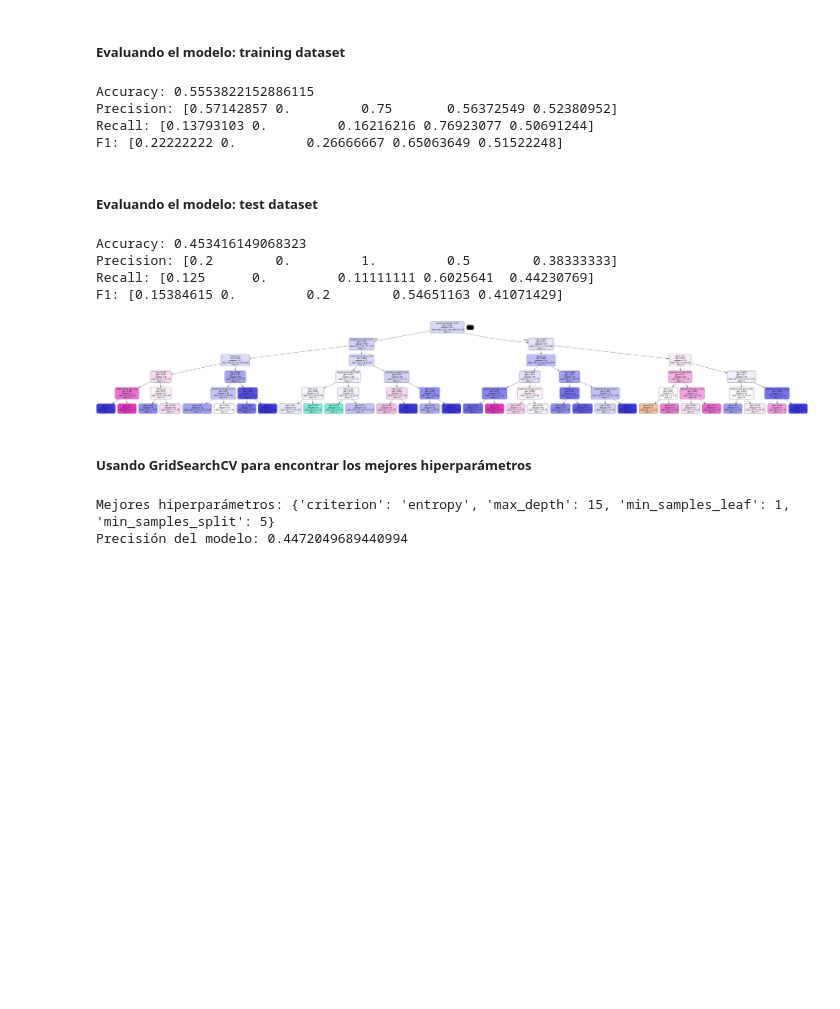
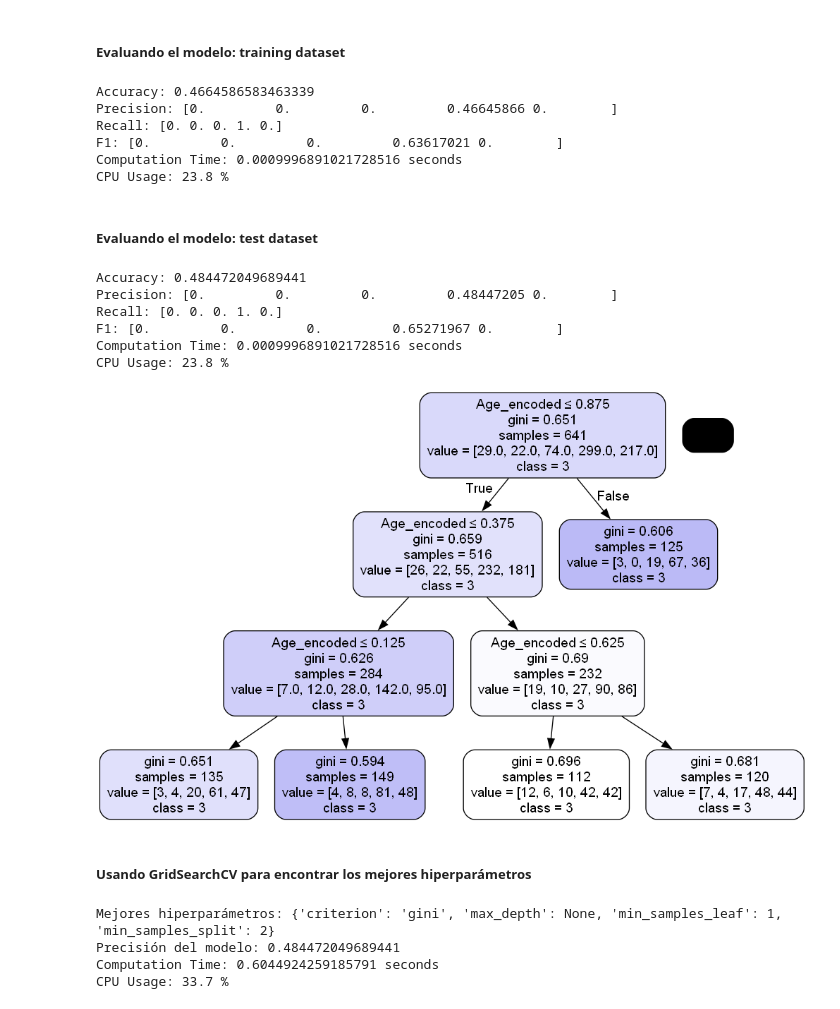
Before and after one commit to CristianPerafan/ArtificiallIntelligence, a Jupyter notebook: Segunda parte/Laboratorio_2.ipynb, the cells around one changed output. Drawn from its saved outputs; the diff is of its cells as text; code cells hidden in the pictures; blank space fills up the shorter version.

```diff
--- a/Segunda parte/Laboratorio_2.ipynb
+++ b/Segunda parte/Laboratorio_2.ipynb
@@ -847,7 +853,7 @@ Es importante que compares e interpretes las métricas arrojadas tanto para el d
 # %% [markdown]
 ##### **Calculando el baseline**
 # %%
-X = df_replace_copy[['Gender', 'Age', 'Annual Income (k$)']]
+X = df_replace_copy[[ 'Age_encoded']]
 y = df_replace_copy['Spending Score_encoded']
 
 X_train, X_test, y_train, y_test = train_test_split(X, y, random_state=0 ,test_size=0.2)
@@ -881,10 +887,12 @@ print(f'F1: {f1_score(y_train, y_pred, average=None)}')
 print("Computation Time:", processing_time, "seconds")
 print("CPU Usage:", cpu_usage, "%")
 # %% [output]
-Accuracy: 0.5553822152886115
-Precision: [0.57142857 0.         0.75       0.56372549 0.52380952]
-Recall: [0.13793103 0.         0.16216216 0.76923077 0.50691244]
-F1: [0.22222222 0.         0.26666667 0.65063649 0.51522248]
+Accuracy: 0.4664586583463339
+Precision: [0.         0.         0.         0.46645866 0.        ]
+Recall: [0. 0. 0. 1. 0.]
+F1: [0.         0.         0.         0.63617021 0.        ]
+Computation Time: 0.0009996891021728516 seconds
+CPU Usage: 23.8 %
 # %% [markdown]
 ##### **Evaluando el modelo: test dataset**
 # %%
@@ -897,24 +905,26 @@ print(f'F1: {f1_score(y_test, y_pred, average=None)}')
 print("Computation Time:", processing_time, "seconds")
 print("CPU Usage:", cpu_usage, "%")
 # %% [output]
-Accuracy: 0.453416149068323
-Precision: [0.2        0.         1.         0.5        0.38333333]
-Recall: [0.125      0.         0.11111111 0.6025641  0.44230769]
-F1: [0.15384615 0.         0.2        0.54651163 0.41071429]
+Accuracy: 0.484472049689441
+Precision: [0.         0.         0.         0.48447205 0.        ]
+Recall: [0. 0. 0. 1. 0.]
+F1: [0.         0.         0.         0.65271967 0.        ]
+Computation Time: 0.0009996891021728516 seconds
+CPU Usage: 23.8 %
 # %%
 from six import StringIO
 from IPython.display import Image
 from sklearn.tree import export_graphviz
 import pydotplus
 dot_data = StringIO()
 export_graphviz(clf, out_file=dot_data,
                 filled=True, rounded=True,
-                special_characters=True, feature_names = ['Gender', 'Age', 'Annual Income (k$)'],class_names=['0','1','2','3','4'])
+                special_characters=True, feature_names = ['Age_encoded'],class_names=['0','1','2','3','4'])
 graph = pydotplus.graph_from_dot_data(dot_data.getvalue())
 graph.write_png('mall.png')
 Image(graph.create_png())
 # %% [output]
-[figure, old version]
+[figure, new version]
 # %% [markdown]
 ##### **Usando GridSearchCV para encontrar los mejores hiperparámetros**
 # %%
@@ -951,5 +961,7 @@ print("Precisión del modelo:", best_model.score(X_test, y_test))
 print("Computation Time:", processing_time, "seconds")
 print("CPU Usage:", cpu_usage, "%")
 # %% [output]
-Mejores hiperparámetros: {'criterion': 'entropy', 'max_depth': 15, 'min_samples_leaf': 1, 'min_samples_split': 5}
-Precisión del modelo: 0.4472049689440994
+Mejores hiperparámetros: {'criterion': 'gini', 'max_depth': None, 'min_samples_leaf': 1, 'min_samples_split': 2}
+Precisión del modelo: 0.484472049689441
+Computation Time: 0.6044924259185791 seconds
+CPU Usage: 33.7 %
```
Also changed, not shown: parts of 7 cells of this notebook.
